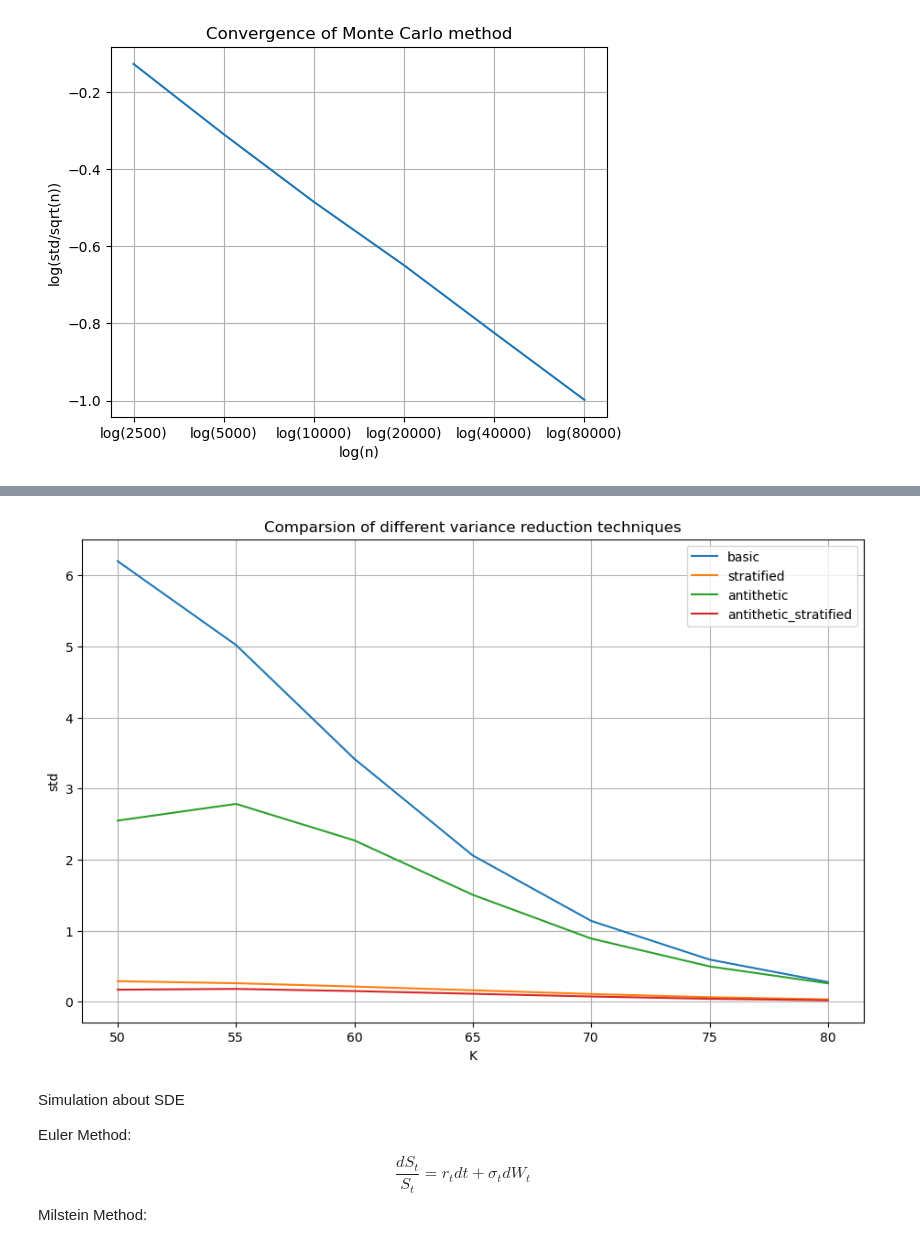
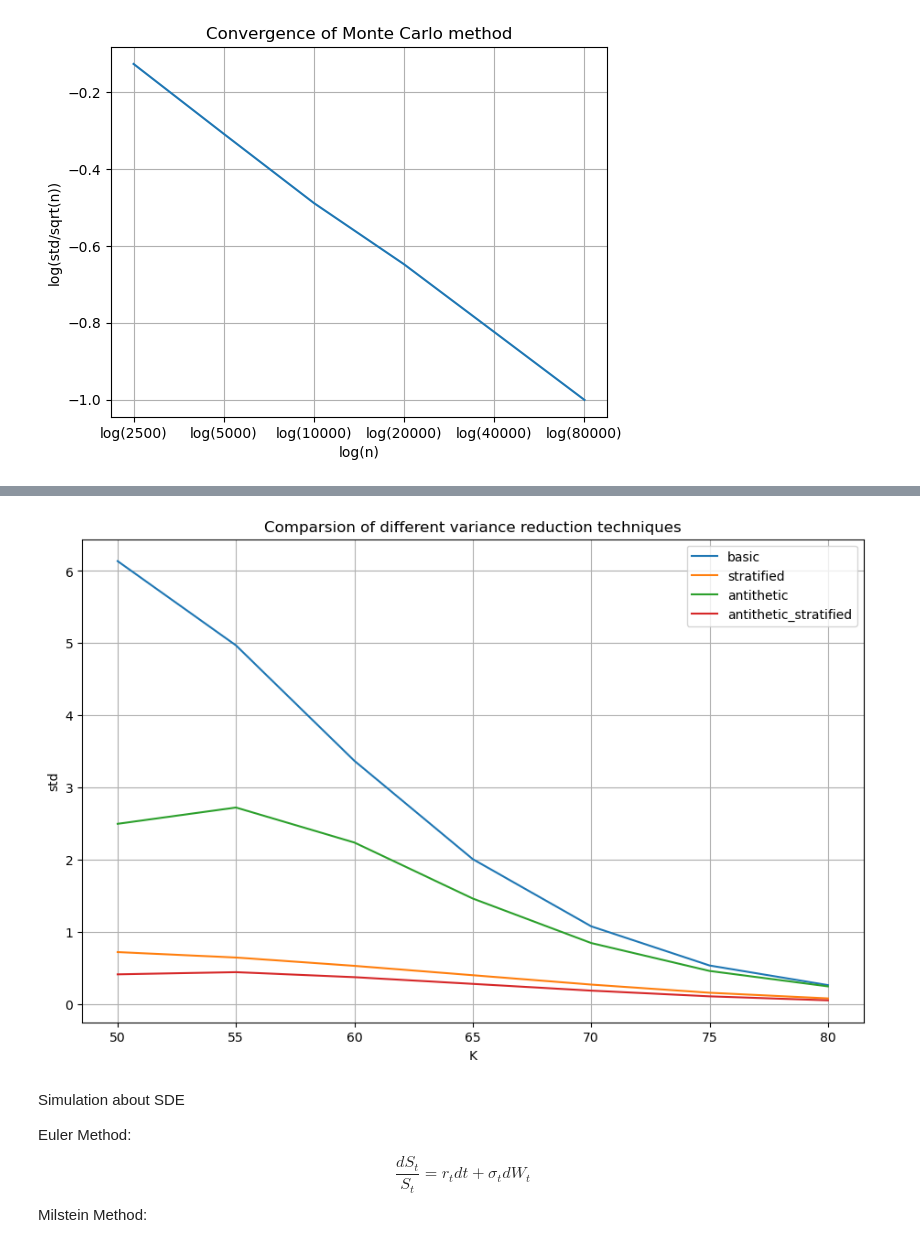
Before and after one commit to TonyWang23/Simulation_Quant_Finance, a Jupyter notebook: simulation_quant_finance.ipynb, the cells around one changed output, grey strips where cells are left out. Cells and saved outputs as stored; diff of their text form; code cells hidden in the pictures.

```diff
--- a/simulation_quant_finance.ipynb
+++ b/simulation_quant_finance.ipynb
@@ -135,19 +135,19 @@ H_list_antithetic_stratified=Parallel(n_jobs=-1)(delayed(sde.OptionPricingResult
 # %%
 #the way to calculate the variance of stratified sampling estimate is different
 #H[1] is the sub-variance of ervery group, H[3] is the number of samples in the groups
 fig,ax=plt.subplots(1,1,figsize=(9, 6),dpi=100,constrained_layout=True)
-ax.plot(K_list,[np.std(H) for H in H_list_basic],label="basic")
-ax.plot(K_list,[ (np.sum(H[1])/H[3])**0.5/10 for H in H_list_stratified],label="stratified")
-ax.plot(K_list,[np.std(H) for H in H_list_antithetic],label="antithetic")
-ax.plot(K_list,[ (np.sum(H[1])/H[3])**0.5/10 for H in H_list_antithetic_stratified],label="antithetic_stratified")
+ax.plot(K_list,[np.std(H,ddof=1) for H in H_list_basic],label="basic")
+ax.plot(K_list,[ (np.sum(H[1])/H[3])**0.5/4 for H in H_list_stratified],label="stratified")
+ax.plot(K_list,[np.std(H,ddof=1) for H in H_list_antithetic],label="antithetic")
+ax.plot(K_list,[ (np.sum(H[1])/H[3])**0.5/4 for H in H_list_antithetic_stratified],label="antithetic_stratified")
 ax.legend()
 ax.set_xlabel("K")
 ax.set_ylabel("std")
 ax.set_title("Comparsion of different variance reduction techniques")
 ax.grid()
 plt.show()
 # %% [output]
-[figure, old version]
+[figure, new version]
 # %% [markdown]
 Simulation about SDE
 
```
Also changed, not shown: parts of 4 cells of this notebook, 1 other file.
